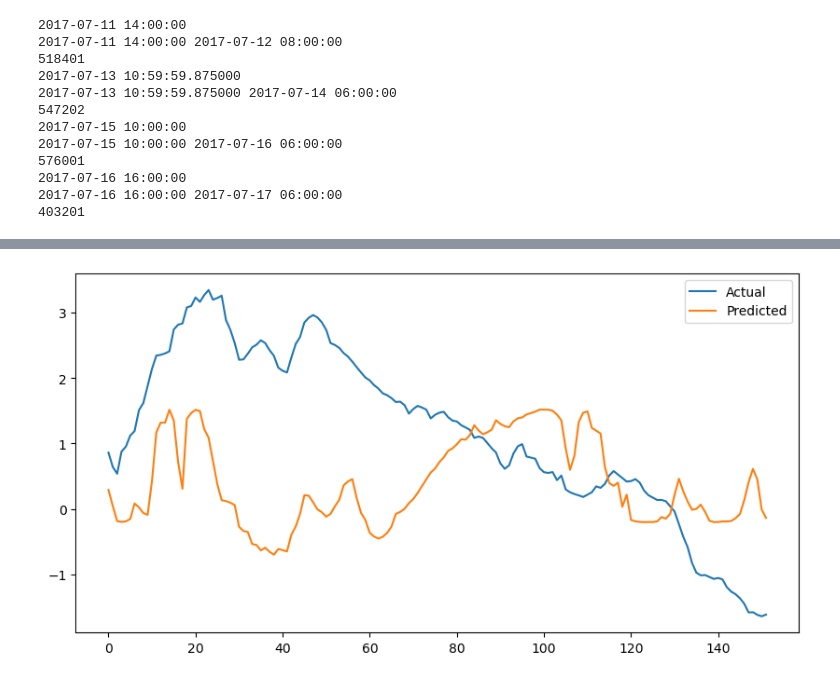
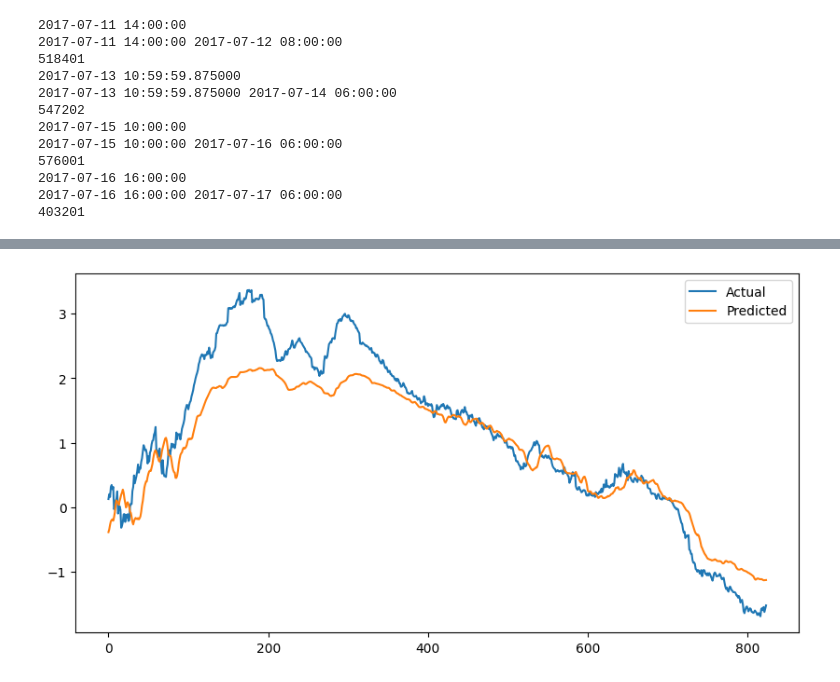
Before and after one commit to rzv09/smores_proj, a Jupyter notebook: src/many_to_many_lstm.ipynb, the cells around one changed output, grey strips where cells are left out. Cells and saved outputs as stored; diff of their text form; code cells hidden in the pictures.

```diff
--- a/src/many_to_many_lstm.ipynb
+++ b/src/many_to_many_lstm.ipynb
@@ -73,7 +73,7 @@ df.index = complete_index
 403201
 # %%
 # drop deployment column and resample
-df_resampled = df.drop(columns=['deployment', 't', 't_increase', 'Vx', 'Vy', 'Vz', 'P', 'O2_S1', 'O2_S2', 'O2_S3']).resample('5min').mean()
+df_resampled = df.drop(columns=['deployment', 't', 't_increase', 'Vx', 'Vy', 'Vz', 'P', 'O2_S1', 'O2_S2', 'O2_S3']).resample('1min').mean()
 # %%
 first_piece = df_resampled["2017-07-11":"2017-07-12 06:00:00"]
 second_piece = df_resampled["2017-07-13 12:00:00":"2017-07-14 06:00:00"]
@@ -234,18 +234,20 @@ class LSTMModel(nn.Module):
 
         self.lstm = nn.LSTM(input_dim, hidden_dim, num_layers, batch_first=True)
         self.fc = nn.Linear(hidden_dim, output_dim)
+        # self.do = nn.Dropout()
 
     def forward(self, x):
         h0 = torch.zeros(self.num_layers, x.size(0), self.hidden_dim).to(x.device)  # Initial hidden state
         c0 = torch.zeros(self.num_layers, x.size(0), self.hidden_dim).to(x.device)  # Initial cell state
 
         out, _ = self.lstm(x, (h0, c0))
+        # out = self.do(out)
         out = self.fc(out[:, :6, :])  # Take the last time step output
         return out
 
 # Model parameters
 input_dim = 1
-hidden_dim = 275
+hidden_dim = 64
 num_layers = 2
 output_dim = 1
 
@@ -259,15 +261,15 @@ model2 = model2.to("cpu")  # Use "cuda" if you have a GPU
 model3 = LSTMModel(input_dim, hidden_dim, num_layers, output_dim)
 model3 = model3.to("cpu")  # Use "cuda" if you have a GPU
 
-criterion1 = nn.MSELoss()
-optimizer1 = optim.Adam(model1.parameters(), lr=0.01)
-criterion2 = nn.MSELoss()
-optimizer2 = optim.Adam(model2.parameters(), lr=0.01)
-criterion3 = nn.MSELoss()
-optimizer3 = optim.Adam(model3.parameters(), lr=0.01)
+criterion1 = nn.SmoothL1Loss()
+optimizer1 = optim.Adam(model1.parameters(), lr=0.0001)
+criterion2 = nn.SmoothL1Loss()
+optimizer2 = optim.Adam(model2.parameters(), lr=0.0001)
+criterion3 = nn.SmoothL1Loss()
+optimizer3 = optim.Adam(model3.parameters(), lr=0.0001)
 # %%
 # Train model 1
-num_epochs = 250
+num_epochs = 400
 train_losses = []
 val_losses = []
 
@@ -276,7 +278,7 @@ for epoch in range(num_epochs):
 
     optimizer1.zero_grad()
     y_pred = model1(train_seq_tensor1)
-    print(y_pred.shape)
+    # print(y_pred.shape)
 
     loss = criterion1(y_pred, train_label_tensor1)
     loss.backward()
@@ -457,13 +428,13 @@ tensor([[[0.8417],
 # %%
 average_model.eval()
 with torch.no_grad():
     y_pred_test = average_model(test_tensor_seq4)
 
 # Plot test predictions
 plt.figure(figsize=(10, 5))
 plt.plot(test_tensor_labels4[:, 3,:].numpy(), label="Actual")
-plt.plot(y_pred_test[:, 0, :].numpy(), label="Predicted")
+plt.plot(y_pred_test[:, 3, :].numpy(), label="Predicted")
 plt.legend()
 plt.savefig('model123_avg_fl')
 # %% [output]
-[figure, old version]
+[figure, new version]
```
Also changed, not shown: parts of 10 cells of this notebook, 2 other files.
